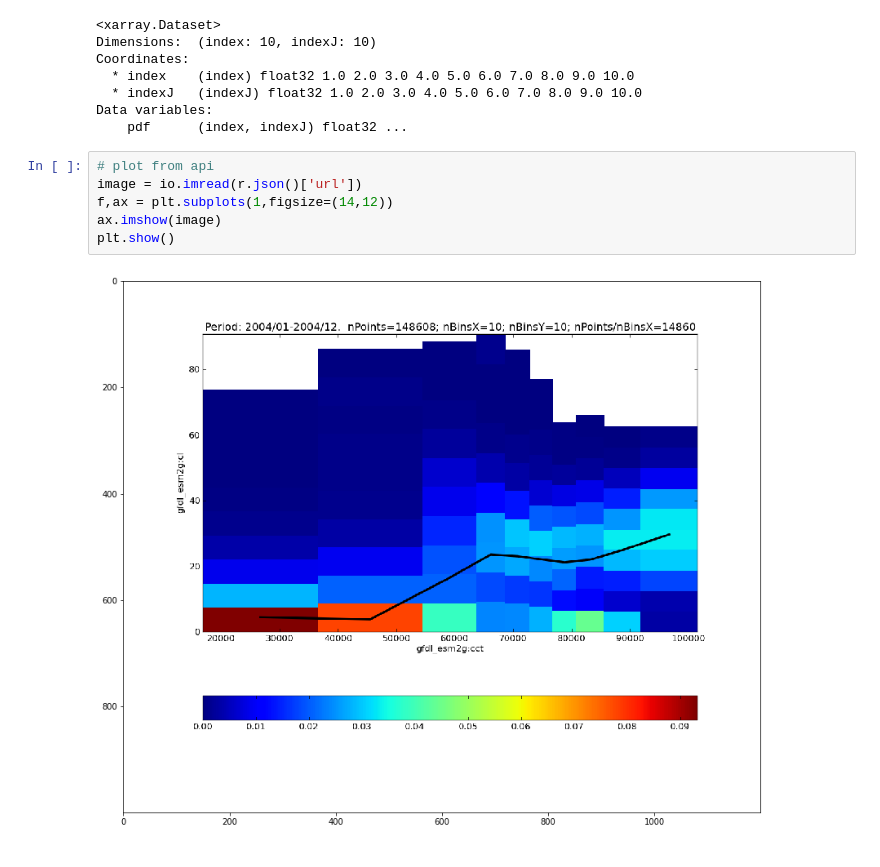
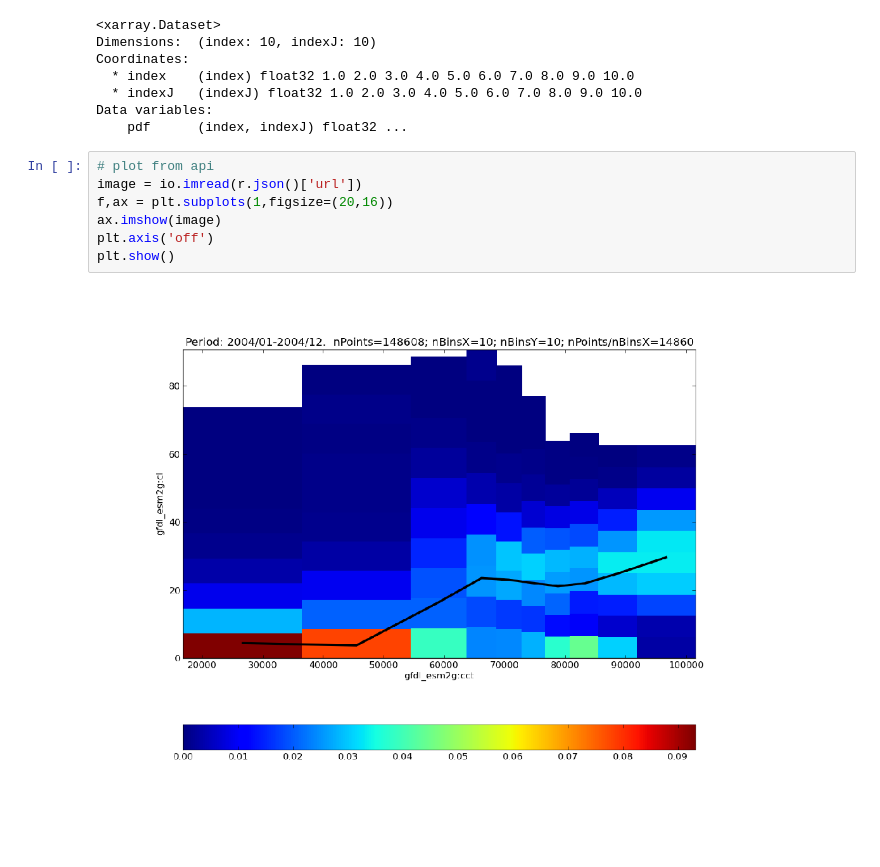
Before and after one commit to cmda-jpl/cmda_notebooks, a Jupyter notebook: cmda_condition_prob_density.ipynb, the cells around one changed output. Saved outputs shown, nothing was run; the diff lists cells and outputs as text.

Commit message:
new plot

```diff
--- a/cmda_condition_prob_density.ipynb
+++ b/cmda_condition_prob_density.ipynb
@@ -74,8 +74,9 @@ Data variables:
 # %%
 # plot from api
 image = io.imread(r.json()['url'])
-f,ax = plt.subplots(1,figsize=(14,12))
+f,ax = plt.subplots(1,figsize=(20,16))
 ax.imshow(image)
+plt.axis('off')
 plt.show()
 # %% [output]
-[figure, old version]
+[figure, new version]
```
Also changed, not shown: 2 other files.
